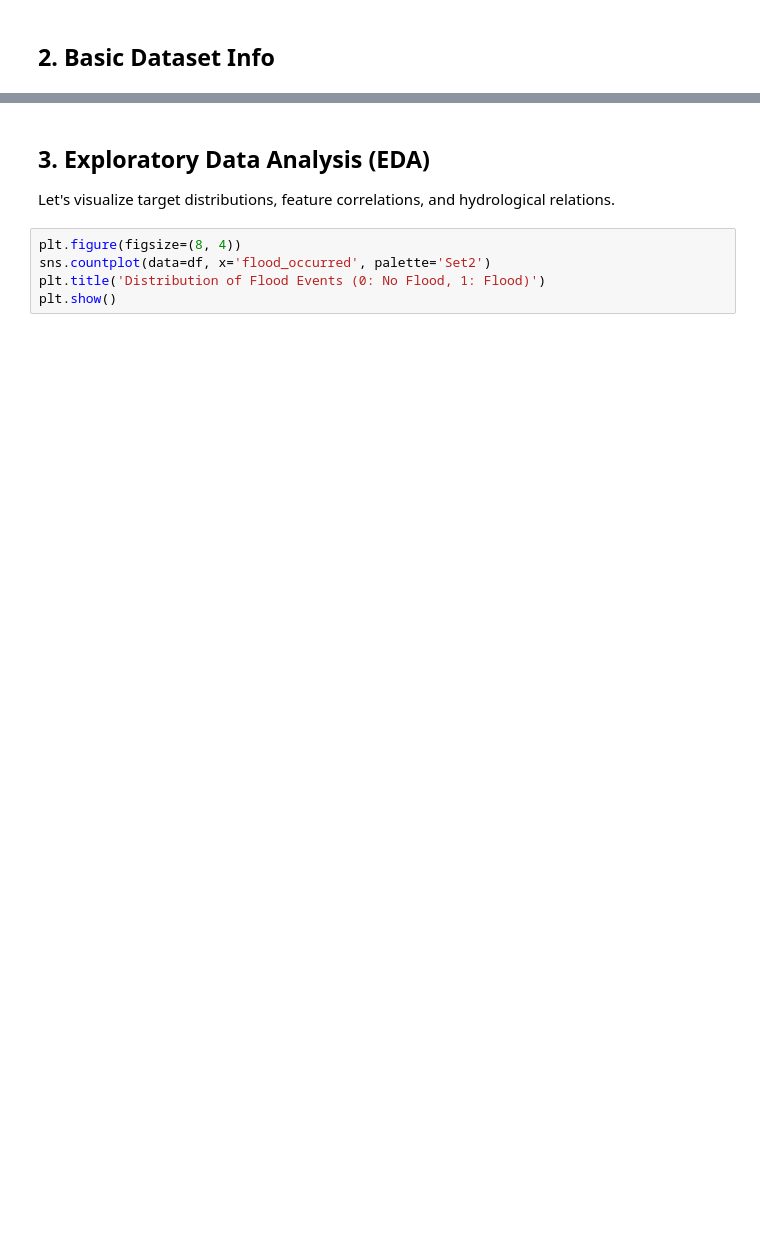
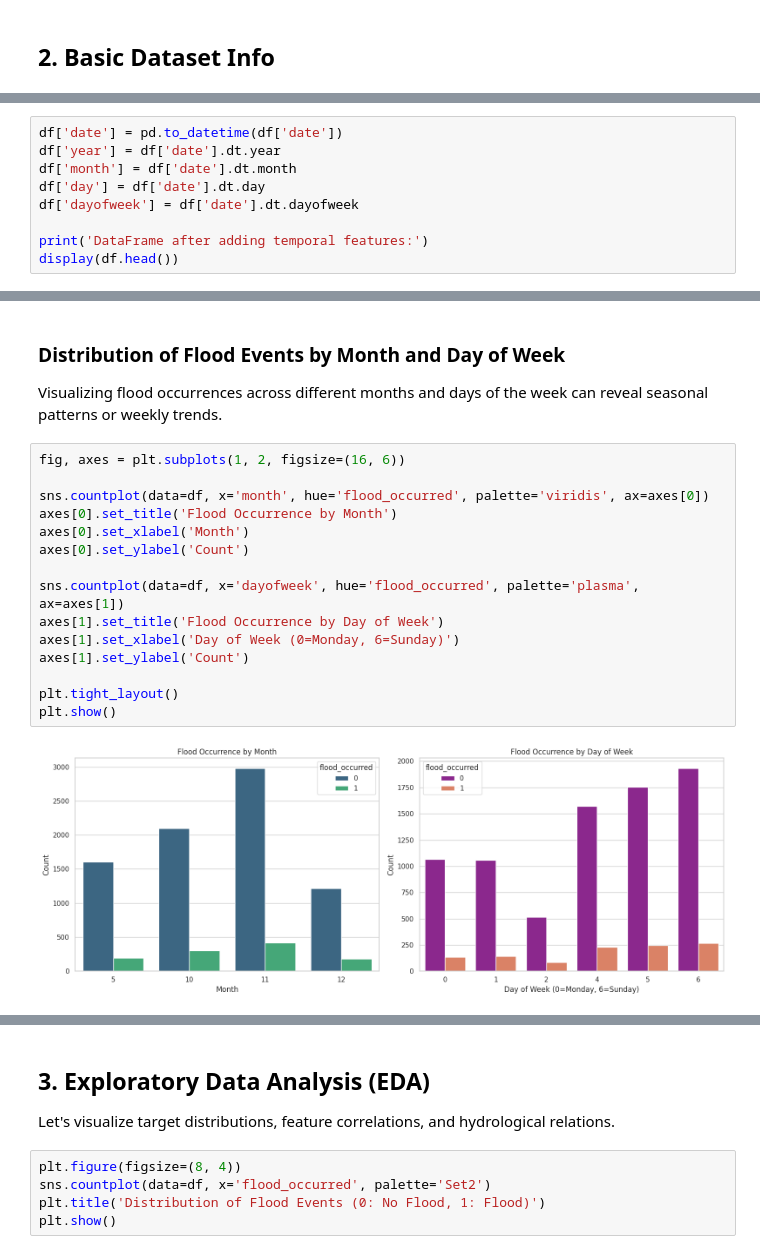
Before and after one commit to NadeekaSA/AI-Powered-Flood-Risk-Prediction-and-Early-Warning-System-for-Sri-Lanka, a Jupyter notebook: backend/dataset/flood_eda.ipynb, the cells around one changed output, grey strips where cells are left out. Drawn from its saved outputs; the diff is of its cells as text; blank space fills up the shorter version.

```diff
--- a/backend/dataset/flood_eda.ipynb
+++ b/backend/dataset/flood_eda.ipynb
@@ -27,0 +69,9 @@ df.describe()
+# %%
+df['date'] = pd.to_datetime(df['date'])
+df['year'] = df['date'].dt.year
+df['month'] = df['date'].dt.month
+df['day'] = df['date'].dt.day
+df['dayofweek'] = df['date'].dt.dayofweek
+
+print('DataFrame after adding temporal features:')
+display(df.head())
@@ -27,0 +86,21 @@ df.describe()
+# %% [markdown]
+### Distribution of Flood Events by Month and Day of Week
+
+Visualizing flood occurrences across different months and days of the week can reveal seasonal patterns or weekly trends.
+# %%
+fig, axes = plt.subplots(1, 2, figsize=(16, 6))
+
+sns.countplot(data=df, x='month', hue='flood_occurred', palette='viridis', ax=axes[0])
+axes[0].set_title('Flood Occurrence by Month')
+axes[0].set_xlabel('Month')
+axes[0].set_ylabel('Count')
+
+sns.countplot(data=df, x='dayofweek', hue='flood_occurred', palette='plasma', ax=axes[1])
+axes[1].set_title('Flood Occurrence by Day of Week')
+axes[1].set_xlabel('Day of Week (0=Monday, 6=Sunday)')
+axes[1].set_ylabel('Count')
+
+plt.tight_layout()
+plt.show()
+# %% [output]
+[figure, added]
```
Also changed, not shown: parts of 47 cells of this notebook.
